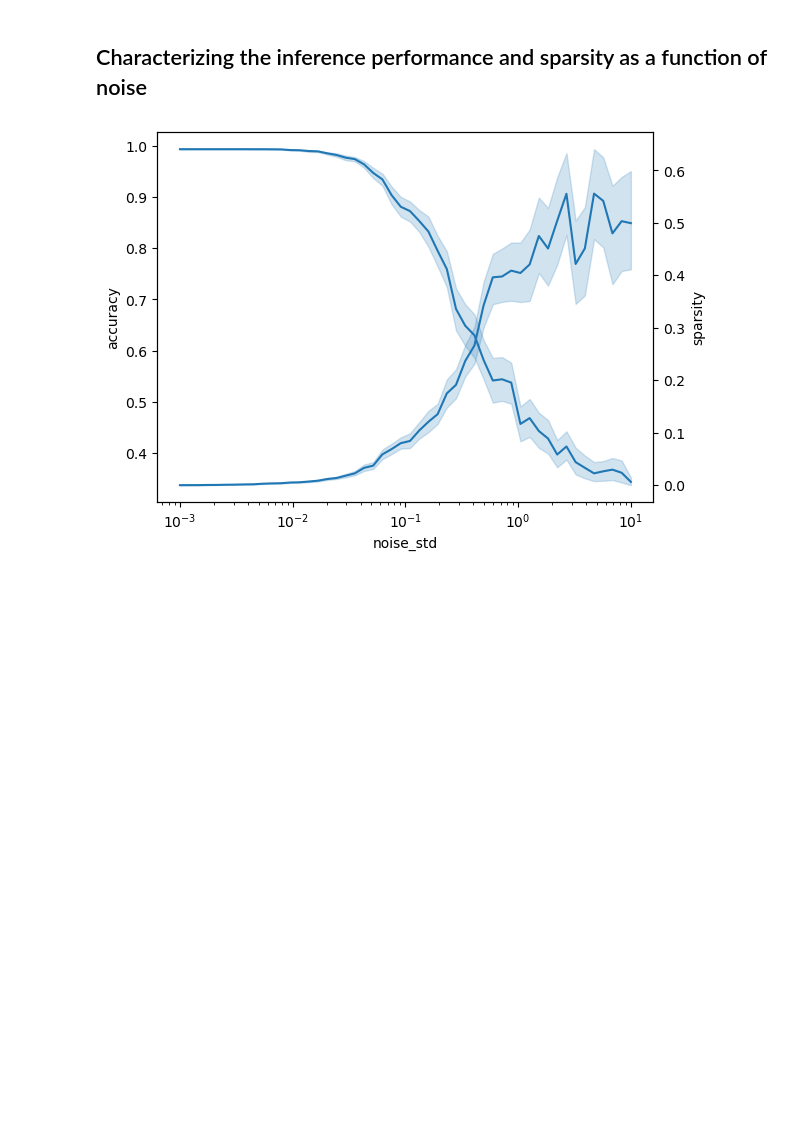
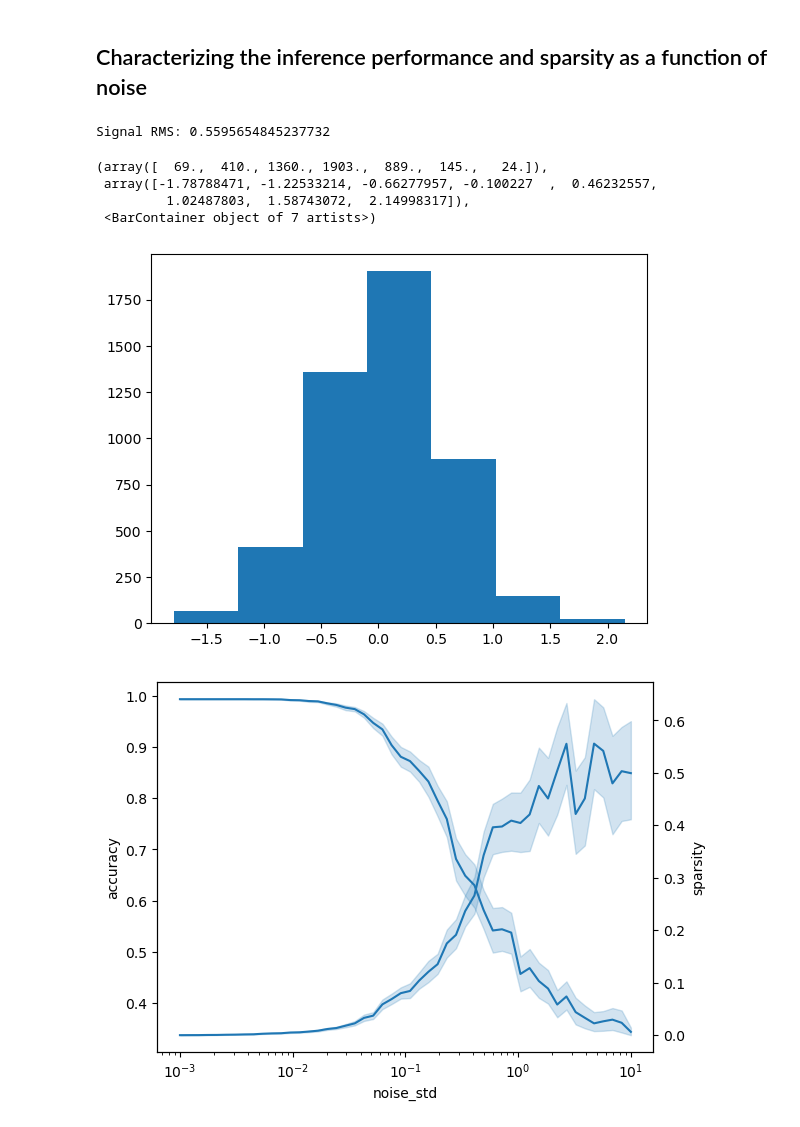
Before and after one commit to vjaltare/sawy, a Jupyter notebook: notebooks/uci_iris_figures.ipynb, the cells around one changed output. Saved outputs shown, nothing was run; the diff lists cells and outputs as text; code cells hidden in the pictures; blank space fills up the shorter version.

```diff
--- a/notebooks/uci_iris_figures.ipynb
+++ b/notebooks/uci_iris_figures.ipynb
@@ -571,6 +571,29 @@ plt.tight_layout(rect=[0.01, 0.01, 1, 1])
 [figure]
 # %% [markdown]
 ## Characterizing the inference performance and sparsity as a function of noise
+# %%
+## find the RMS of signal (linear network)
+
+# load the activations dict
+activation_data = pickle.load(open(os.path.join(DATA_PATH, "ffn_uci_activation_distribution_2026-05-06.pkl"), "rb"))
+
+# find the rms of the pre-activations
+pre_act = activation_data['preactivations']
+pre_act = pre_act[-1, ...] # only take the trained network
+pre_act = pre_act.flatten()
+rms_pre_act = jnp.sqrt(jnp.mean(pre_act**2))
+
+print(f"Signal RMS: {rms_pre_act}")
+
+# plotting for sanity check
+plt.hist(pre_act.flatten(), bins=7)
+# %% [output]
+Signal RMS: 0.5595654845237732
+(array([  69.,  410., 1360., 1903.,  889.,  145.,   24.]),
+ array([-1.78788471, -1.22533214, -0.66277957, -0.100227  ,  0.46232557,
+         1.02487803,  1.58743072,  2.14998317]),
+ <BarContainer object of 7 artists>)
+[figure, added]
 # %%
 # define a predict function to compute accuracy of the model
 # @nnx.jit
```
Also changed, not shown: parts of 2 cells of this notebook.
